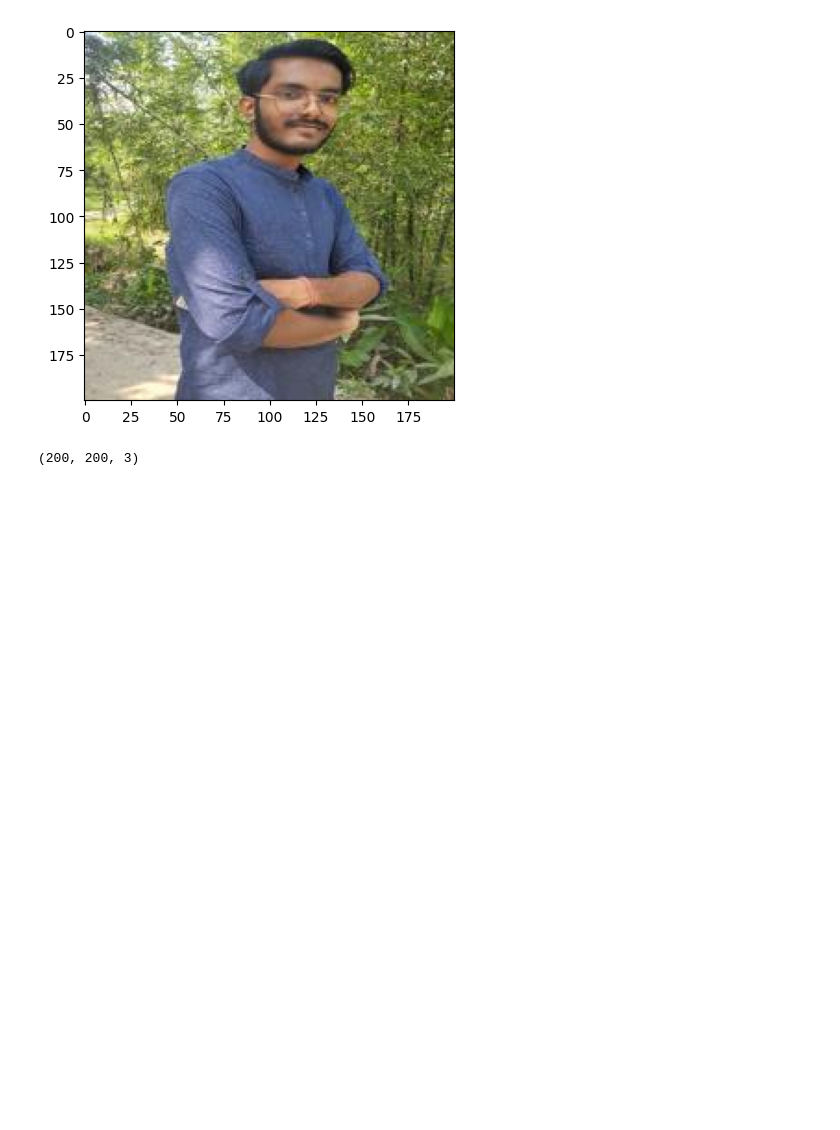
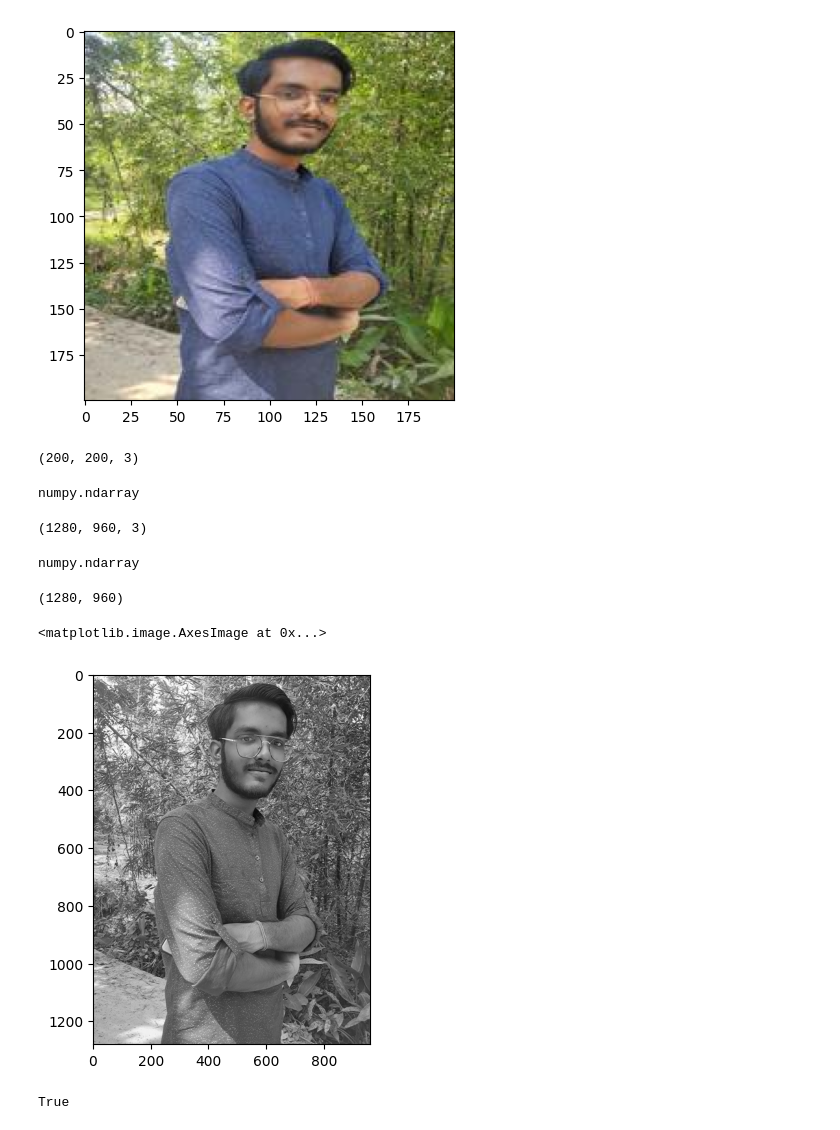
Before and after one commit to adityakashyap5047/DL, a Jupyter notebook: Processing Image/Processing Image.ipynb, the cells around one changed output. Cells and saved outputs as stored; diff of their text form; code cells hidden in the pictures; blank space fills up the shorter version.

Commit message:
Image Processing with the help of OpenCV

```diff
--- a/Processing Image/Processing Image.ipynb
+++ b/Processing Image/Processing Image.ipynb
@@ -41,0 +47,31 @@ resized_img.shape
+# %%
+img = cv2.imread('Aditya Kumar.jpg')
+# %%
+type(img)
+# %% [output]
+numpy.ndarray
+# %%
+img.shape
+# %% [output]
+(1280, 960, 3)
+# %%
+gray_scale_img = cv2.cvtColor(img, cv2.COLOR_RGB2GRAY)
+# %%
+type(gray_scale_img)
+# %% [output]
+numpy.ndarray
+# %%
+gray_scale_img.shape
+# %% [output]
+(1280, 960)
+# %%
+### Displaying the image using matplotlib
+plt.imshow(gray_scale_img, cmap='gray')
+# %% [output]
+<matplotlib.image.AxesImage at 0x...>
+[figure, added]
+# %%
+### Saving the grayscale image
+cv2.imwrite('Aditya Kumar Grayscale.jpg', gray_scale_img)
+# %% [output]
+True
```
Also changed, not shown: parts of 1 cell of this notebook, 1 other file.
